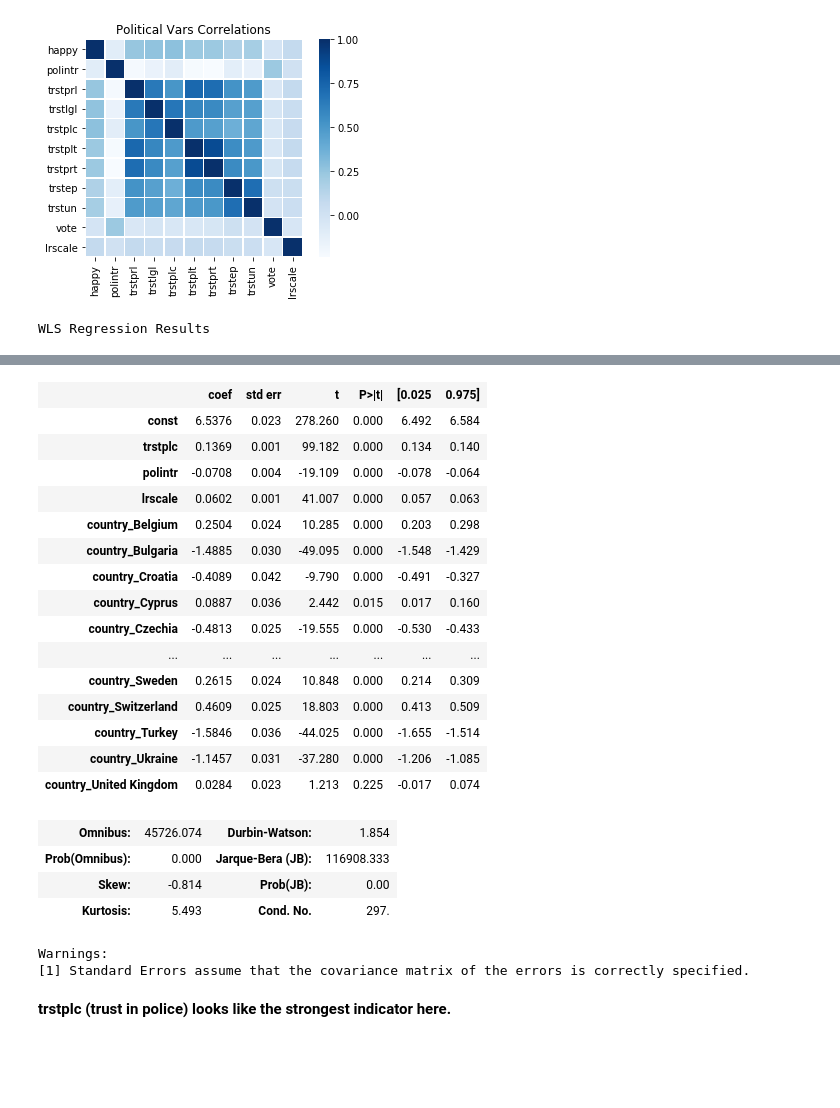
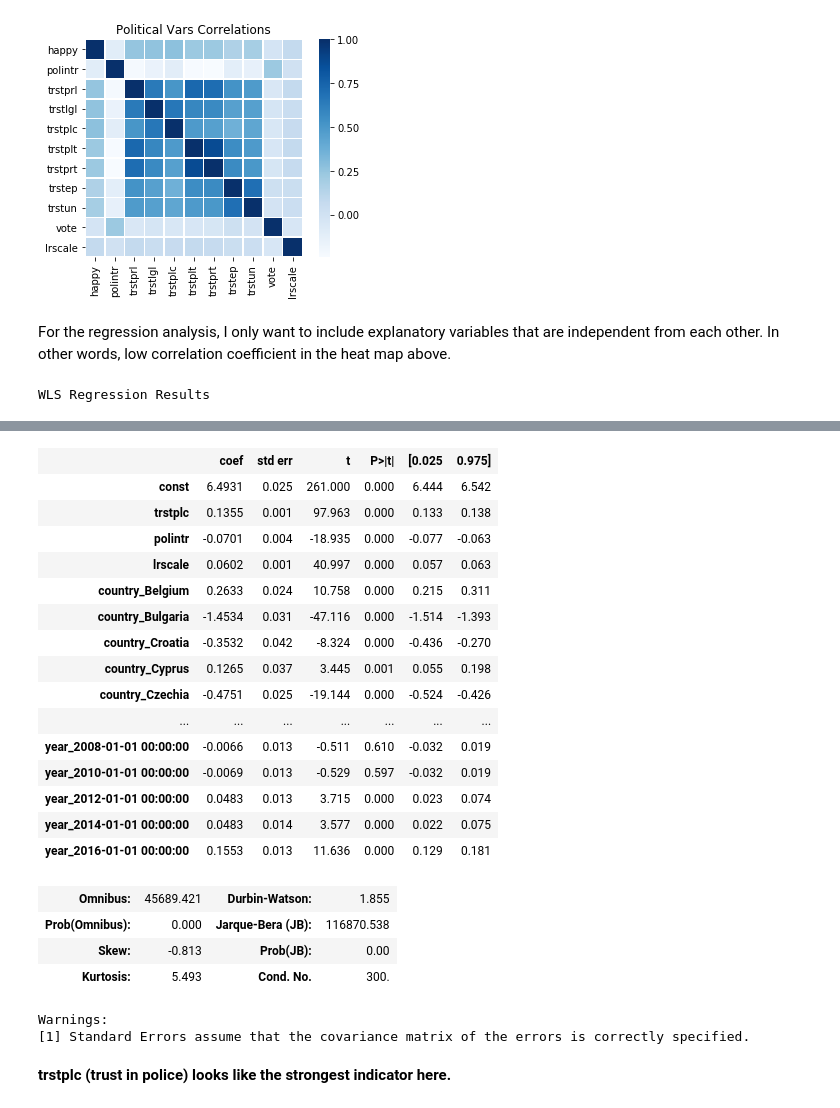
Before and after one commit to cguerner/ess, a Jupyter notebook: src/analysis.ipynb, the cells around one changed output, grey strips where cells are left out. Drawn from its saved outputs; the diff is of its cells as text; code cells hidden in the pictures; blank space fills up the shorter version.

Commit message:
Updated analysis and README.

```diff
--- a/src/analysis.ipynb
+++ b/src/analysis.ipynb
@@ -14,3 +14,6 @@ import seaborn as sns
 DATA_PATH = "../data/out/full_data_clean.pickle"
 
 data = pd.read_pickle(DATA_PATH)
+# %%
+print(data['happy'].isnull().value_counts())
+data.dropna(axis=0, subset=['happy'], inplace=True)
@@ -46,30 +73,20 @@ def get_wls_data(data, endog, num_exog, cat_exog, weight):
     assert(isinstance(cat_exog, list))
     assert(isinstance(weight, str))
     cols = num_exog + cat_exog + [endog, weight]
-    subset = data[cols].dropna(axis=0, how='any')
-    exog_data = get_exog_df(subset, num_exog, cat_exog)
-    X = sm.add_constant(exog_data)
-    y = subset[endog]
-    weight = subset[weight]
+    subset = data[cols]
+    subset_wdummies = pd.get_dummies(
+        subset,
+        prefix=cat_exog,
+        columns=cat_exog,
+        dummy_na=False,
+        drop_first=True
+    )
+    subset_wdummies.dropna(axis=0, how='any', inplace=True)
+    exog_df = subset_wdummies.drop([endog, weight], axis=1)
+    X = sm.add_constant(exog_df)
+    y = subset_wdummies[endog]
+    weight = subset_wdummies[weight]
     return y, X, weight
-
-
-def get_exog_df(data, num_exog, cat_exog):
-    """
-    Returns matrix of endogenous variables,
-    creating dummy variables for categorical vars.
-    """
-    num_exog_data = data[num_exog]
-    cat_exog_dfs = []
-    for col in cat_exog:
-        cat_exog_df = pd.get_dummies(data[col],
-                                     prefix=col,
-                                     drop_first=True)
-        assert cat_exog_df.shape[0] == data.shape[0]
-        cat_exog_dfs.append(cat_exog_df)
-    exog_df = pd.concat([num_exog_data] + cat_exog_dfs, axis=1)
-    assert exog_df.shape[0] == data.shape[0]
-    return exog_df
 # %%
 y, X, weight = get_wls_data(data, 'happy', [], ['country'], 'pspwght')
 wls_model = sm.WLS(y, X, weights=weight)
@@ -205,8 +184,10 @@ cols = ['happy', 'polintr', 'trstprl', 'trstlgl', 'trstplc', 'trstplt',
 g = get_corr_heatmap(cols, 'Political Vars Correlations')
 # %% [output]
 [figure]
+# %% [markdown]
+For the regression analysis, I only want to include explanatory variables that are independent from each other. In other words, low correlation coefficient in the heat map above.
 # %%
-y, X, weight = get_wls_data(data, 'happy', ['trstplc', 'polintr','lrscale'], ['country'], 'pspwght')
+y, X, weight = get_wls_data(data, 'happy', ['trstplc', 'polintr','lrscale'], ['country', 'year'], 'pspwght')
 wls_model = sm.WLS(y, X, weights=weight)
 results = wls_model.fit()
 results.summary()
@@ -223,24 +204,24 @@ WLS Regression Results
 | Covariance Type: | nonrobust |  |  |
 |  | coef | std err | t | P>|t| | [0.025 | 0.975] |
-| const | 6.5376 | 0.023 | 278.260 | 0.000 | 6.492 | 6.584 |
-| trstplc | 0.1369 | 0.001 | 99.182 | 0.000 | 0.134 | 0.140 |
-| polintr | -0.0708 | 0.004 | -19.109 | 0.000 | -0.078 | -0.064 |
-| lrscale | 0.0602 | 0.001 | 41.007 | 0.000 | 0.057 | 0.063 |
-| country_Belgium | 0.2504 | 0.024 | 10.285 | 0.000 | 0.203 | 0.298 |
-| country_Bulgaria | -1.4885 | 0.030 | -49.095 | 0.000 | -1.548 | -1.429 |
-| country_Croatia | -0.4089 | 0.042 | -9.790 | 0.000 | -0.491 | -0.327 |
-| country_Cyprus | 0.0887 | 0.036 | 2.442 | 0.015 | 0.017 | 0.160 |
-| country_Czechia | -0.4813 | 0.025 | -19.555 | 0.000 | -0.530 | -0.433 |
+| const | 6.4931 | 0.025 | 261.000 | 0.000 | 6.444 | 6.542 |
+| trstplc | 0.1355 | 0.001 | 97.963 | 0.000 | 0.133 | 0.138 |
+| polintr | -0.0701 | 0.004 | -18.935 | 0.000 | -0.077 | -0.063 |
+| lrscale | 0.0602 | 0.001 | 40.997 | 0.000 | 0.057 | 0.063 |
+| country_Belgium | 0.2633 | 0.024 | 10.758 | 0.000 | 0.215 | 0.311 |
+| country_Bulgaria | -1.4534 | 0.031 | -47.116 | 0.000 | -1.514 | -1.393 |
+| country_Croatia | -0.3532 | 0.042 | -8.324 | 0.000 | -0.436 | -0.270 |
+| country_Cyprus | 0.1265 | 0.037 | 3.445 | 0.001 | 0.055 | 0.198 |
+| country_Czechia | -0.4751 | 0.025 | -19.144 | 0.000 | -0.524 | -0.426 |
 | ... | ... | ... | ... | ... | ... | ... |
-| country_Sweden | 0.2615 | 0.024 | 10.848 | 0.000 | 0.214 | 0.309 |
-| country_Switzerland | 0.4609 | 0.025 | 18.803 | 0.000 | 0.413 | 0.509 |
-| country_Turkey | -1.5846 | 0.036 | -44.025 | 0.000 | -1.655 | -1.514 |
-| country_Ukraine | -1.1457 | 0.031 | -37.280 | 0.000 | -1.206 | -1.085 |
-| country_United Kingdom | 0.0284 | 0.023 | 1.213 | 0.225 | -0.017 | 0.074 |
+| year_2008-01-01 00:00:00 | -0.0066 | 0.013 | -0.511 | 0.610 | -0.032 | 0.019 |
+| year_2010-01-01 00:00:00 | -0.0069 | 0.013 | -0.529 | 0.597 | -0.032 | 0.019 |
+| year_2012-01-01 00:00:00 | 0.0483 | 0.013 | 3.715 | 0.000 | 0.023 | 0.074 |
+| year_2014-01-01 00:00:00 | 0.0483 | 0.014 | 3.577 | 0.000 | 0.022 | 0.075 |
+| year_2016-01-01 00:00:00 | 0.1553 | 0.013 | 11.636 | 0.000 | 0.129 | 0.181 |
-| Omnibus: | 45726.074 | Durbin-Watson: | 1.854 |
-| Prob(Omnibus): | 0.000 | Jarque-Bera (JB): | 116908.333 |
-| Skew: | -0.814 | Prob(JB): | 0.00 |
-| Kurtosis: | 5.493 | Cond. No. | 297. |
+| Omnibus: | 45689.421 | Durbin-Watson: | 1.855 |
+| Prob(Omnibus): | 0.000 | Jarque-Bera (JB): | 116870.538 |
+| Skew: | -0.813 | Prob(JB): | 0.00 |
+| Kurtosis: | 5.493 | Cond. No. | 300. |
 Warnings:
 [1] Standard Errors assume that the covariance matrix of the errors is correctly specified.
 # %% [markdown]
```
Also changed, not shown: parts of 23 cells of this notebook, 1 other file.
